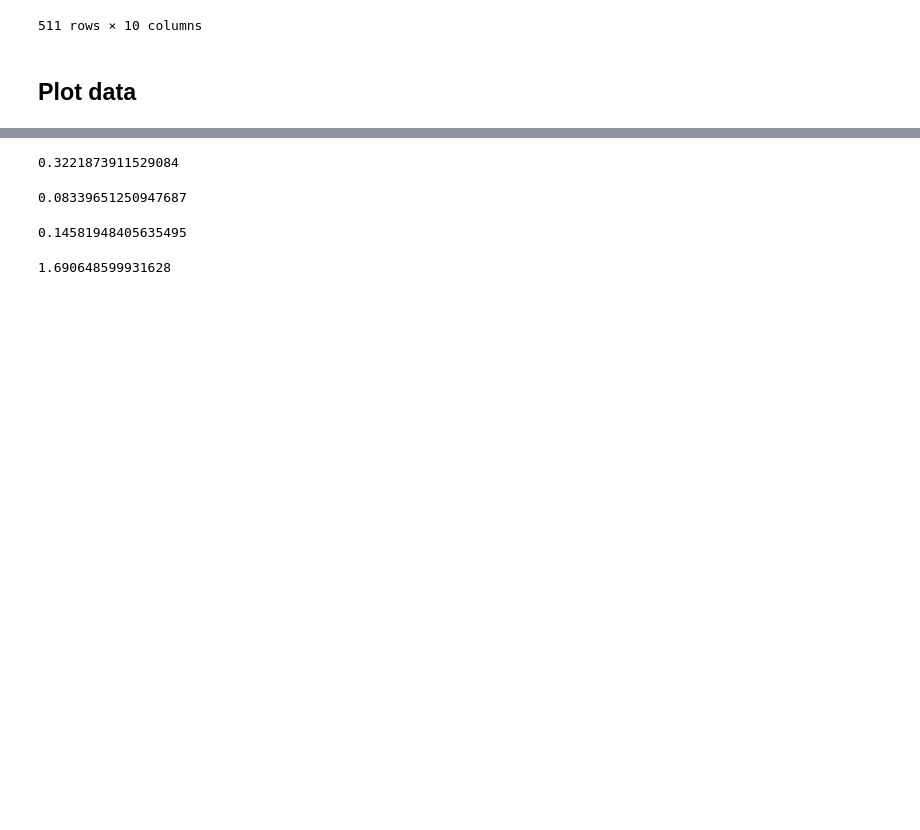
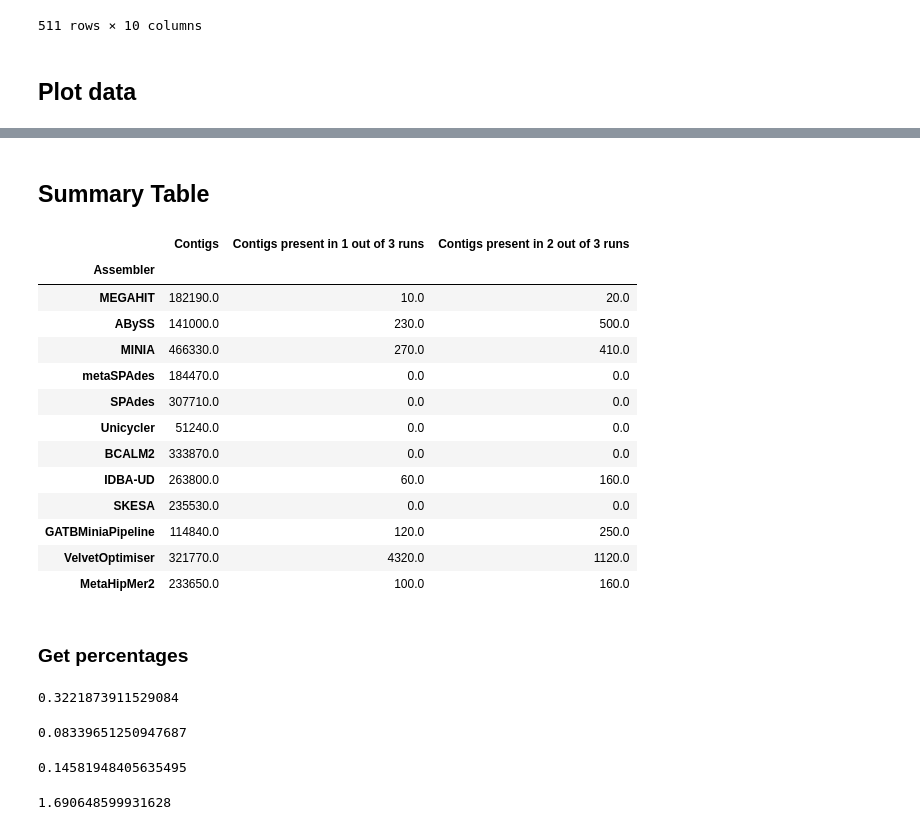
Before and after one commit to B-UMMI/LMAS_Manuscript_Analysis, a Jupyter notebook: Analysis/3. Assembler Rubustness.ipynb, the cells around one changed output, grey strips where cells are left out. Cells and saved outputs as stored; diff of their text form; code cells hidden in the pictures; blank space fills up the shorter version.

```diff
--- a/Analysis/3. Assembler Rubustness.ipynb
+++ b/Analysis/3. Assembler Rubustness.ipynb
@@ -99,7 +99,7 @@ array(['LNN', 'ERR2935805', 'LHS', 'ENN', 'EMS', 'ERR2984773'],
 # %% [markdown]
 ## Filter unique contigs
 # %%
-df_all_runs = bolinha.groupby('Contig Len').filter(lambda x: len(x) == 3)
+df_all_runs = clean_contig_size_df.groupby('Contig Len').filter(lambda x: len(x) == 3)
 df_all_runs
 # %% [output]
 |  | Unnamed: 0 | index | Sample | Assembler | Contig | Contig Len | Mapped | #N | run | distribution |
@@ -118,7 +118,7 @@ df_all_runs
 # %% [markdown]
 ### Contigs present in 2 runs
 # %%
-df_2runs = bolinha.groupby('Contig Len').filter(lambda x: len(x) == 2)
+df_2runs = clean_contig_size_df.groupby('Contig Len').filter(lambda x: len(x) == 2)
 df_2runs
 # %% [output]
 |  | Unnamed: 0 | index | Sample | Assembler | Contig | Contig Len | Mapped | #N | run | distribution |
@@ -137,7 +137,7 @@ df_2runs
 # %% [markdown]
 ### Contigs present in only 1 run
 # %%
-df_1run = bolinha.groupby('Contig Len').filter(lambda x: len(x) == 1)
+df_1run = clean_contig_size_df.groupby('Contig Len').filter(lambda x: len(x) == 1)
 df_1run
 # %% [output]
 |  | Unnamed: 0 | index | Sample | Assembler | Contig | Contig Len | Mapped | #N | run | distribution |
@@ -215,3 +216,33 @@ plot(fig_contigs,auto_open=False, filename="Plots/Contig Size/Unique contigs in
+# %% [markdown]
+## Summary Table
+# %%
+summary_df = pd.DataFrame()
+
+for assembler in contig_size_df['Assembler'].unique():
+    summary_df = summary_df.append( {"Contigs": contig_size_df[contig_size_df['Assembler']==assembler].size,
+                                     "Contigs present in 2 out of 3 runs": df_2runs[df_2runs['Assembler']==assembler].size,
+                                     "Contigs present in 1 out of 3 runs": df_1run[df_1run['Assembler']==assembler].size,
+                                     "Assembler": assembler}, ignore_index=True)
+summary_df = summary_df.fillna(0)
+summary_df = summary_df.set_index("Assembler")
+summary_df
+# %% [output]
+|  | Contigs | Contigs present in 1 out of 3 runs | Contigs present in 2 out of 3 runs |
+| Assembler |  |  |  |
+| MEGAHIT | 182190.0 | 10.0 | 20.0 |
+| ABySS | 141000.0 | 230.0 | 500.0 |
+| MINIA | 466330.0 | 270.0 | 410.0 |
+| metaSPAdes | 184470.0 | 0.0 | 0.0 |
+| SPAdes | 307710.0 | 0.0 | 0.0 |
+| Unicycler | 51240.0 | 0.0 | 0.0 |
+| BCALM2 | 333870.0 | 0.0 | 0.0 |
+| IDBA-UD | 263800.0 | 60.0 | 160.0 |
+| SKESA | 235530.0 | 0.0 | 0.0 |
+| GATBMiniaPipeline | 114840.0 | 120.0 | 250.0 |
+| VelvetOptimiser | 321770.0 | 4320.0 | 1120.0 |
+| MetaHipMer2 | 233650.0 | 100.0 | 160.0 |
+# %% [markdown]
+### Get percentages
 # %%
 ((df_2runs[df_2runs['Assembler']=='GATBMiniaPipeline'].size + df_1run[df_1run['Assembler']=='GATBMiniaPipeline'].size)/contig_size_df[contig_size_df['Assembler']=='GATBMiniaPipeline'].size)*100
 # %% [output]
```
Also changed, not shown: parts of 8 cells of this notebook, 6 other files.
